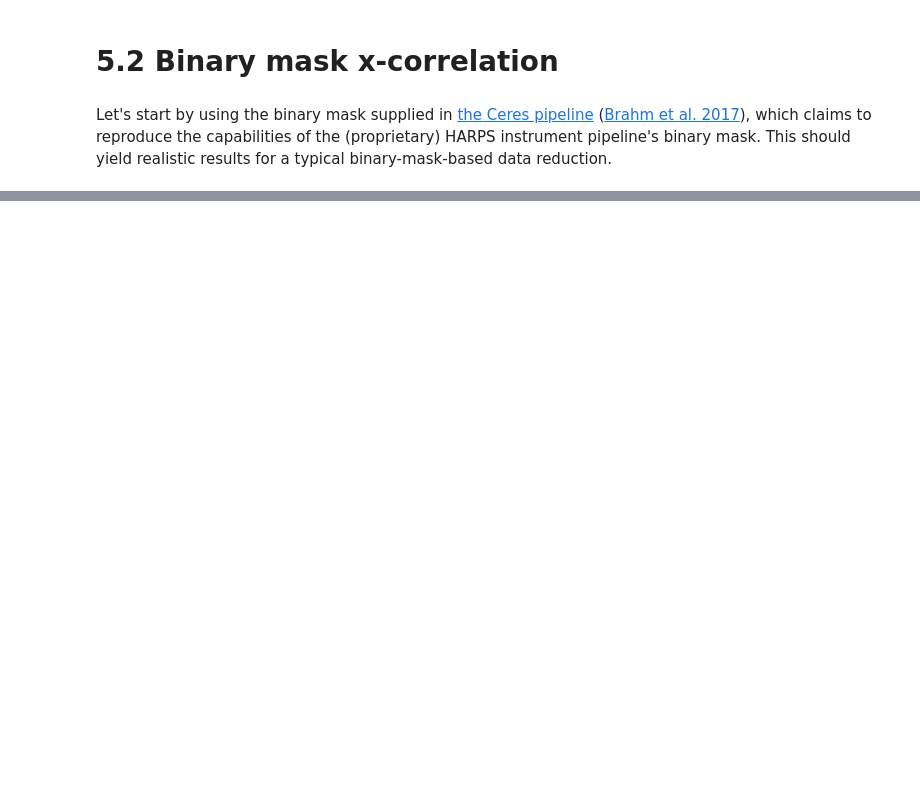
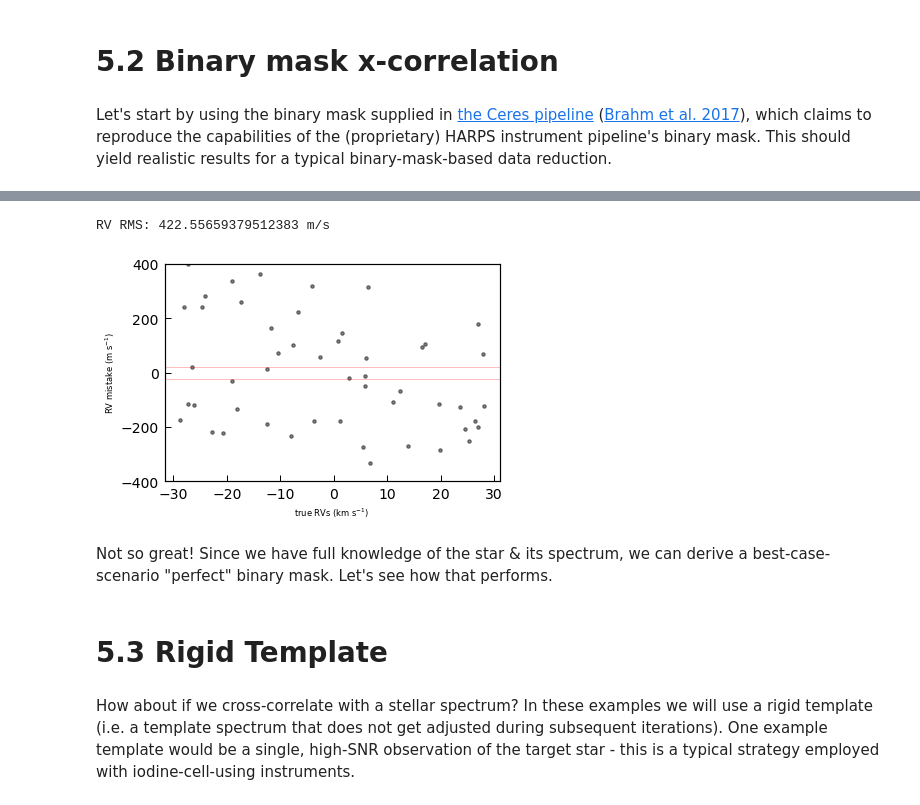
Before and after one commit to davidwhogg/EPRV, a Jupyter notebook: notebook/realistic.ipynb, the cells around one changed output, grey strips where cells are left out. Saved outputs shown, nothing was run; the diff lists cells and outputs as text; code cells hidden in the pictures; blank space fills up the shorter version.

```diff
--- a/notebook/realistic.ipynb
+++ b/notebook/realistic.ipynb
@@ -48,0 +73,19 @@ Let's start by using the binary mask supplied in [the Ceres pipeline](https://gi
+# %%
+resid = rvs_0 - true_rvs
+resid -= np.median(resid) # we don't care about absolute RV
+plt.plot(true_rvs*1.e-3, resid, "k.", alpha=0.5)
+plt.axhline(2. * crlb, color="r", lw=0.5, alpha=0.5)
+plt.axhline(-2. * crlb, color="r", lw=0.5, alpha=0.5)
+plt.ylim([-400.,400.])
+plt.xlabel(r"true RVs (km s$^{-1}$)")
+plt.ylabel(r"RV mistake (m s$^{-1}$)")
+print("RV RMS:", np.std(resid), "m/s")
+# %% [output]
+RV RMS: 422.55659379512383 m/s
+[figure, added]
+# %% [markdown]
+Not so great! Since we have full knowledge of the star & its spectrum, we can derive a best-case-scenario "perfect" binary mask. Let's see how that performs.
+# %% [markdown]
+# 5.3 Rigid Template
+# %% [markdown]
+How about if we cross-correlate with a stellar spectrum? In these examples we will use a rigid template (i.e. a template spectrum that does not get adjusted during subsequent iterations). One example template would be a single, high-SNR observation of the target star - this is a typical strategy employed with iodine-cell-using instruments.
```
Also changed, not shown: parts of 13 cells of this notebook, 2 other files.
